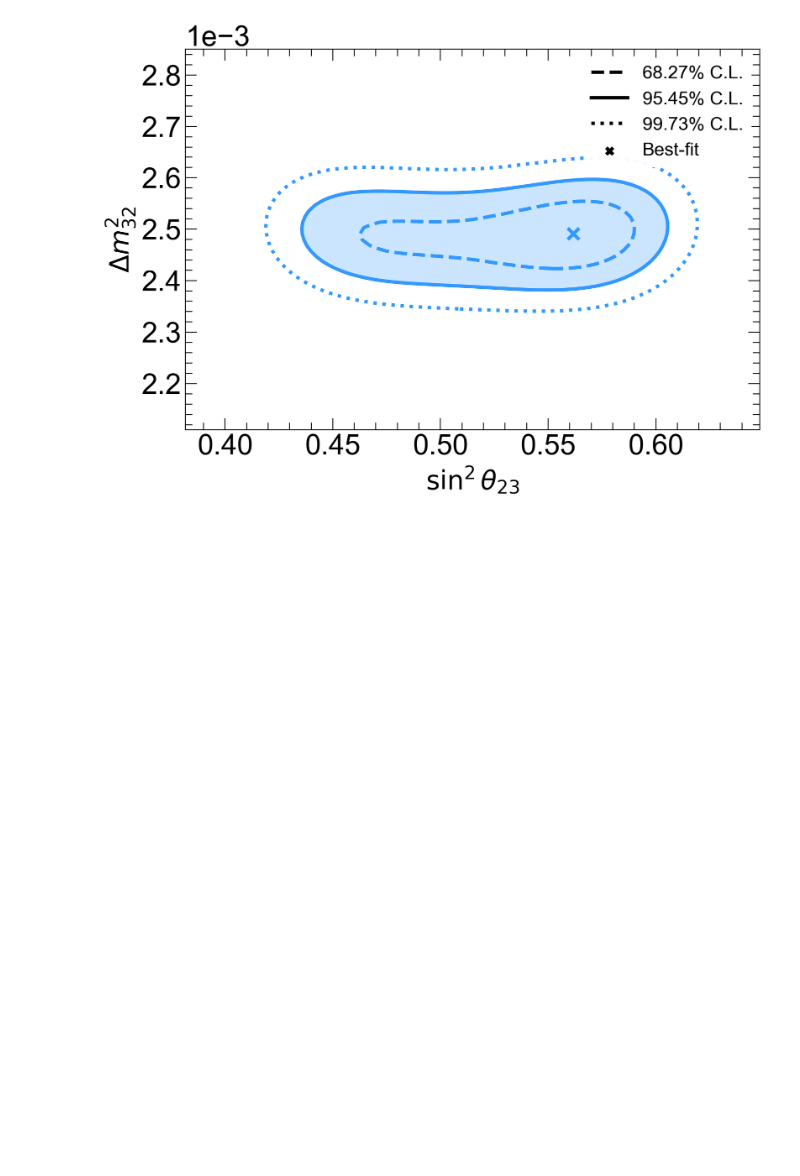
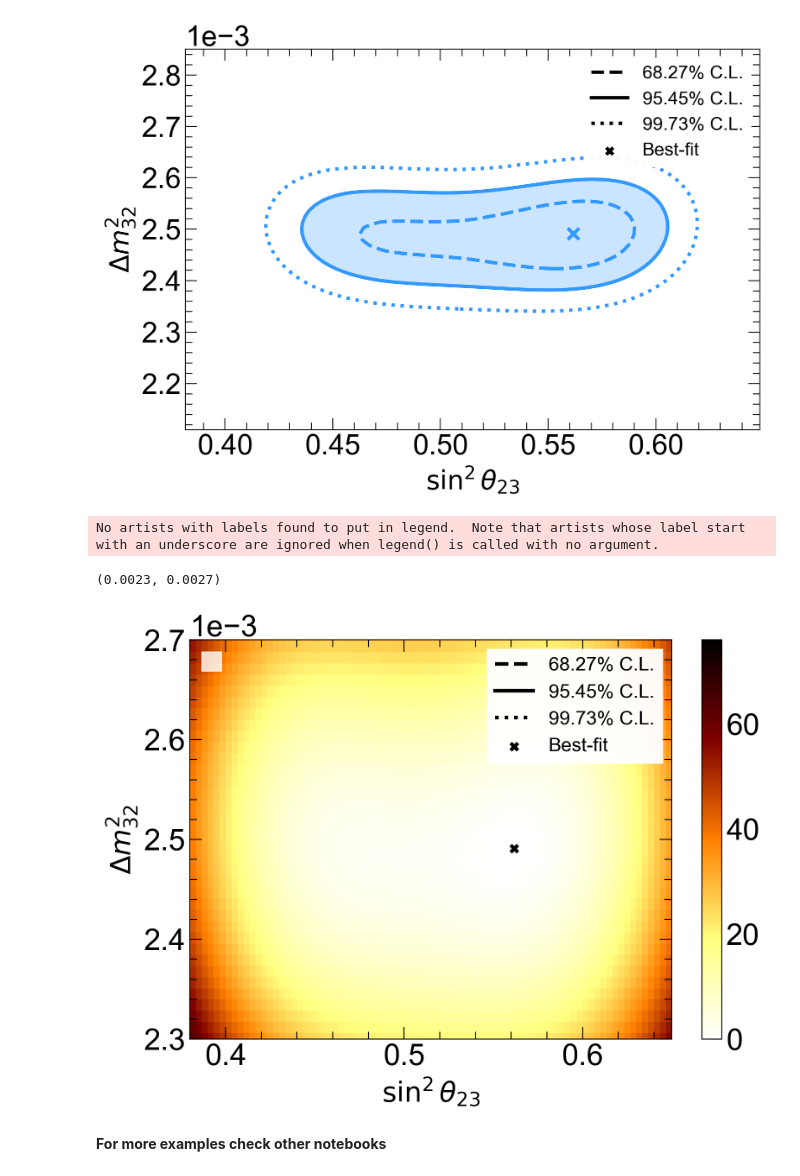
Before and after one commit to dcarabadjac/pythetatools, a Jupyter notebook: Notebooks/Tutorial.ipynb, the cells around one changed output. Cells and saved outputs as stored; diff of their text form; code cells hidden in the pictures; blank space fills up the shorter version.

Commit message:
Added some main LLH notebooks

```diff
--- a/Notebooks/Tutorial.ipynb
+++ b/Notebooks/Tutorial.ipynb
@@ -196,3 +204,19 @@ No artists with labels found to put in legend.  Note that artists whose label st
 (<matplotlib.legend.Legend at 0x...>,
  <matplotlib.legend.Legend at 0x...>)
 [figure]
+# %%
+kwargs = { 'ax.scatter':
+                    {0: {'color': 'black'},
+                     1: {'color': 'black'}}
+        }
+
+fig, ax = plt.subplots()
+llh.plot(ax, show_map=True, show_contours=False, mo=0, **kwargs)
+
+ax.set_ylim(2.3e-3, 2.7e-3)
+# %% [output]
+No artists with labels found to put in legend.  Note that artists whose label start with an underscore are ignored when legend() is called with no argument.
+(0.0023, 0.0027)
+[figure, added]
+# %% [markdown]
+__For more examples check other notebooks__
```
Also changed, not shown: parts of 10 cells of this notebook, 9 other files.
